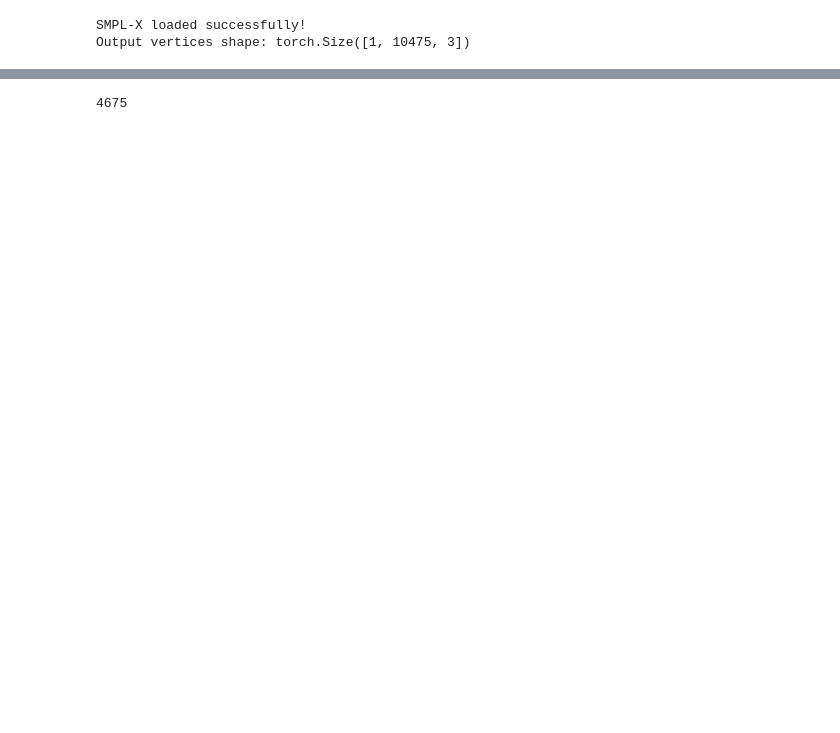
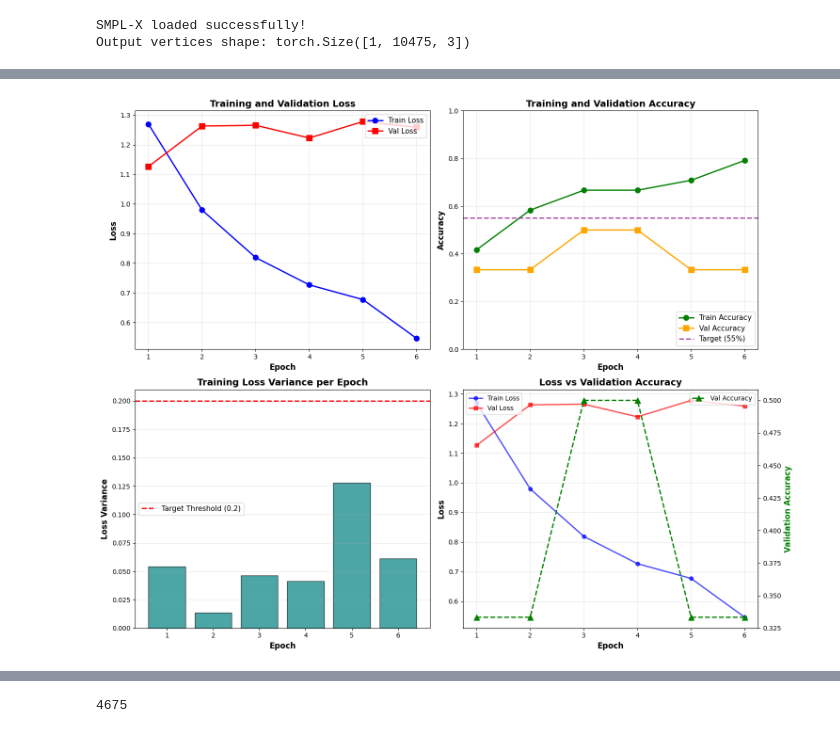
Before and after one commit to vidzshan/vidzshan, a Jupyter notebook: bracemodule.ipynb, the cells around one changed output, grey strips where cells are left out. Drawn from its saved outputs; the diff is of its cells as text; code cells hidden in the pictures; blank space fills up the shorter version.

```diff
--- a/bracemodule.ipynb
+++ b/bracemodule.ipynb
@@ -180,0 +208,10 @@ Epoch 5, Val Accuracy: 0.33
+# %%
+# Data augmentation function for keypoints
+import torch
+
+def augment_keypoints(kpts):
+    """Add random jitter to keypoints for data augmentation"""
+    return kpts + torch.randn_like(kpts) * 0.05
+
+print("Data augmentation function defined!")
+print("Augmentation: Random keypoint jitter with std=0.05")
@@ -180,0 +374,80 @@ Epoch 5, Val Accuracy: 0.33
+# %%
+# Comprehensive plotting of training results
+import matplotlib.pyplot as plt
+import numpy as np
+
+# Create figure with subplots
+fig, axes = plt.subplots(2, 2, figsize=(15, 12))
+
+# Plot 1: Training and Validation Loss
+ax1 = axes[0, 0]
+epoch_nums = list(range(1, len(train_losses) + 1))
+ax1.plot(epoch_nums, train_losses, marker='o', linestyle='-', linewidth=2, markersize=8, label='Train Loss', color='blue')
+ax1.plot(epoch_nums, val_losses, marker='s', linestyle='-', linewidth=2, markersize=8, label='Val Loss', color='red')
+ax1.set_xlabel('Epoch', fontsize=12, fontweight='bold')
+ax1.set_ylabel('Loss', fontsize=12, fontweight='bold')
+ax1.set_title('Training and Validation Loss', fontsize=14, fontweight='bold')
+ax1.legend(fontsize=11, loc='upper right')
+ax1.grid(True, alpha=0.3)
+ax1.set_xticks(epoch_nums)
+
+# Plot 2: Training and Validation Accuracy
+ax2 = axes[0, 1]
+ax2.plot(epoch_nums, train_accuracies, marker='o', linestyle='-', linewidth=2, markersize=8, label='Train Accuracy', color='green')
+ax2.plot(epoch_nums, val_accuracies, marker='s', linestyle='-', linewidth=2, markersize=8, label='Val Accuracy', color='orange')
+ax2.axhline(y=0.55, color='purple', linestyle='--', linewidth=2, alpha=0.7, label='Target (55%)')
+ax2.set_xlabel('Epoch', fontsize=12, fontweight='bold')
+ax2.set_ylabel('Accuracy', fontsize=12, fontweight='bold')
+ax2.set_title('Training and Validation Accuracy', fontsize=14, fontweight='bold')
+ax2.legend(fontsize=11, loc='lower right')
+ax2.grid(True, alpha=0.3)
+ax2.set_xticks(epoch_nums)
+ax2.set_ylim([0, 1.0])
+
+# Plot 3: Loss Variance per Epoch
+ax3 = axes[1, 0]
+ax3.bar(epoch_nums, loss_variances, color='teal', alpha=0.7, edgecolor='black')
+ax3.axhline(y=0.2, color='red', linestyle='--', linewidth=2, label='Target Threshold (0.2)')
+ax3.set_xlabel('Epoch', fontsize=12, fontweight='bold')
+ax3.set_ylabel('Loss Variance', fontsize=12, fontweight='bold')
+ax3.set_title('Training Loss Variance per Epoch', fontsize=14, fontweight='bold')
+ax3.legend(fontsize=11)
+ax3.grid(True, alpha=0.3, axis='y')
+ax3.set_xticks(epoch_nums)
+
+# Plot 4: Combined Loss and Accuracy Comparison
+ax4 = axes[1, 1]
+ax4_twin = ax4.twinx()
+ax4.plot(epoch_nums, train_losses, marker='o', linestyle='-', linewidth=2, markersize=6, label='Train Loss', color='blue', alpha=0.7)
+ax4.plot(epoch_nums, val_losses, marker='s', linestyle='-', linewidth=2, markersize=6, label='Val Loss', color='red', alpha=0.7)
+ax4_twin.plot(epoch_nums, val_accuracies, marker='^', linestyle='--', linewidth=2, markersize=8, label='Val Accuracy', color='green')
+ax4.set_xlabel('Epoch', fontsize=12, fontweight='bold')
+ax4.set_ylabel('Loss', fontsize=12, fontweight='bold', color='black')
+ax4_twin.set_ylabel('Validation Accuracy', fontsize=12, fontweight='bold', color='green')
+ax4.set_title('Loss vs Validation Accuracy', fontsize=14, fontweight='bold')
+ax4.legend(loc='upper left', fontsize=10)
+ax4_twin.legend(loc='upper right', fontsize=10)
+ax4.grid(True, alpha=0.3)
+ax4.set_xticks(epoch_nums)
+
+plt.tight_layout()
+plt.savefig('training_results_comprehensive.png', dpi=300, bbox_inches='tight')
+plt.show()
+
+print("\n" + "="*60)
+print("TRAINING SUMMARY")
+print("="*60)
+print(f"Total Epochs Run: {len(train_losses)}")
+print(f"Best Validation Accuracy: {max(val_accuracies):.4f} (Epoch {val_accuracies.index(max(val_accuracies))+1})")
+print(f"Final Train Loss: {train_losses[-1]:.4f}")
+print(f"Final Val Loss: {val_losses[-1]:.4f}")
+print(f"Final Train Accuracy: {train_accuracies[-1]:.4f}")
+print(f"Final Val Accuracy: {val_accuracies[-1]:.4f}")
+print(f"\nLoss Variance Statistics:")
+print(f"  Mean: {np.mean(loss_variances):.4f}")
+print(f"  Min: {np.min(loss_variances):.4f}")
+print(f"  Max: {np.max(loss_variances):.4f}")
+print(f"  Epochs with variance < 0.2: {sum(1 for v in loss_variances if v < 0.2)}/{len(loss_variances)}")
+print("="*60)
+# %% [output]
+[figure, added]
```
Also changed, not shown: parts of 11 cells of this notebook.
